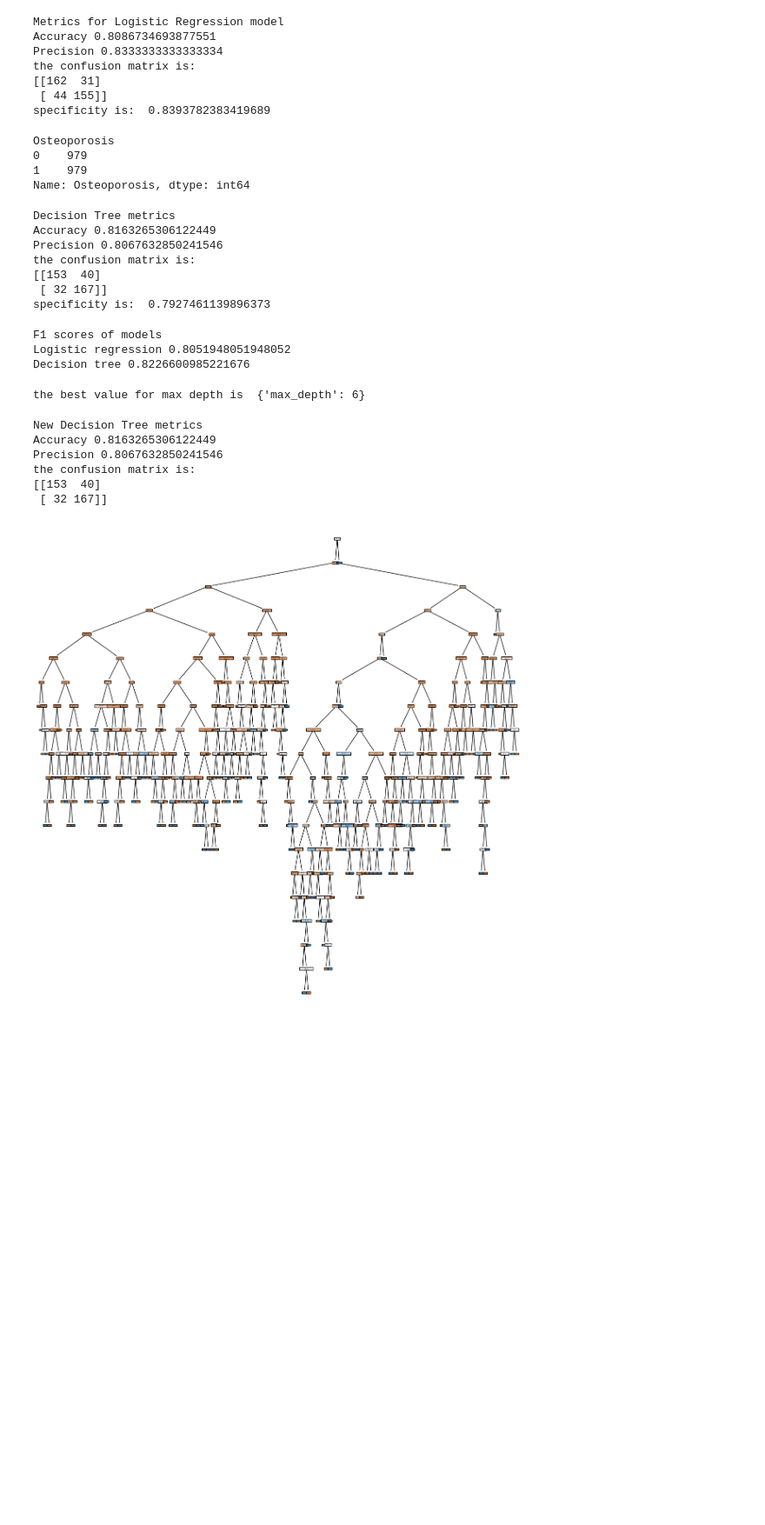
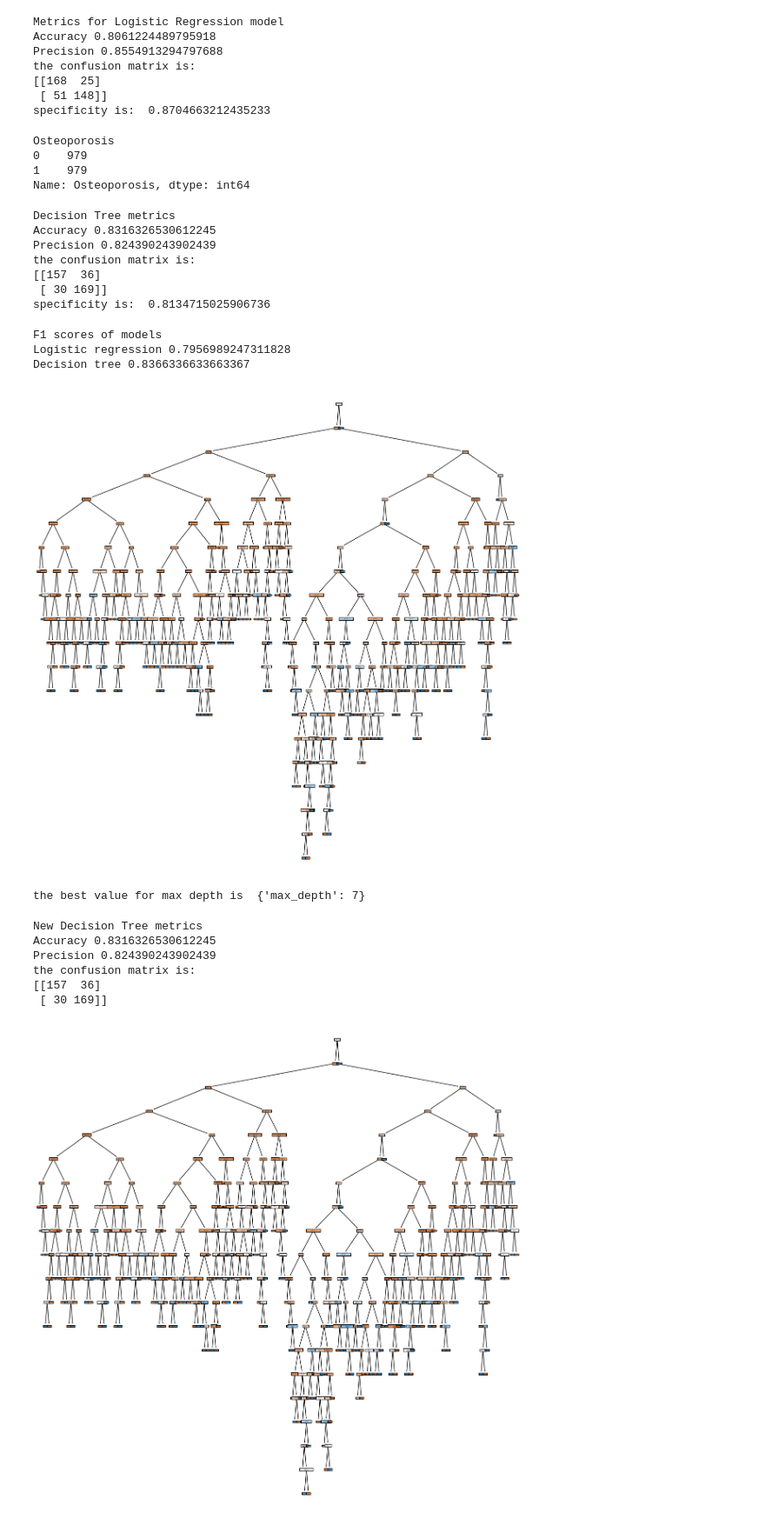
Before and after one commit to aver81/osteoporosis-predictions, a Jupyter notebook: osteoporosis_pred.ipynb, the cells around one changed output. Shown at 87% size. Drawn from its saved outputs; the diff is of its cells as text; code cells hidden in the pictures; blank space fills up the shorter version.

```diff
--- a/osteoporosis_pred.ipynb
+++ b/osteoporosis_pred.ipynb
@@ -67,3 +65,12 @@ df.head()
+# %%
+df.head()
+#performing NORMALISATION as the all caolumns are not categorical columns with values 0-1, and given the age column has values
+# much higher than that, it needs to be normalised for the model to not give more weightage to the age column
+from sklearn.preprocessing import MinMaxScaler
+scaler=MinMaxScaler()
+new_col=df['Age'].values.reshape(-1,1)
+normalised_col=scaler.fit_transform(new_col)
+df['Age']=normalised_col
 # %%
 x=df.iloc[:,:-1]
 y=df.iloc[:,-1]
@@ -104,12 +110,12 @@ print(str(confusion_matrix(ytest,ypred1)))
 print("specificity is: ",specificity)
 # %% [output]
 Metrics for Logistic Regression model
-Accuracy 0.8086734693877551
-Precision 0.8333333333333334
+Accuracy 0.8061224489795918
+Precision 0.8554913294797688
 the confusion matrix is:
-[[162  31]
- [ 44 155]]
-specificity is:  0.8393782383419689
+[[168  25]
+ [ 51 148]]
+specificity is:  0.8704663212435233
 # %%
 df.groupby('Osteoporosis')['Osteoporosis'].count()
 # %% [output]
@@ -133,12 +139,12 @@ print(str(confusion_matrix(ytest,ypred2)))
 print("specificity is: ",specificity)
 # %% [output]
 Decision Tree metrics
-Accuracy 0.8163265306122449
-Precision 0.8067632850241546
+Accuracy 0.8316326530612245
+Precision 0.824390243902439
 the confusion matrix is:
-[[153  40]
- [ 32 167]]
-specificity is:  0.7927461139896373
+[[157  36]
+ [ 30 169]]
+specificity is:  0.8134715025906736
 # %%
 #comparing F1 scores of logictic and decision tree
 print("F1 scores of models")
@@ -147,13 +153,16 @@ print("Decision tree",f1_score(ytest,ypred2))
 #Decision Tree seems to be performing marginally better than Logistic Regression
 # %% [output]
 F1 scores of models
-Logistic regression 0.8051948051948052
-Decision tree 0.8226600985221676
+Logistic regression 0.7956989247311828
+Decision tree 0.8366336633663367
 # %%
 #visualising the tree
 from sklearn import tree
 plt.figure(figsize=(15,15))
-tree.plot_tree(decision,filled=True)
+tree.plot_tree(decision,filled=True,feature_names=xtrain.columns)
+plt.show()
+# %% [output]
+[figure, added]
 # %%
 #using Grid Search CV to figure out the optimal depth of the decision tree
 from sklearn.model_selection import GridSearchCV
@@ -163,9 +172,9 @@ search=GridSearchCV(decision,param_grid,cv=10)
 search.fit(xtrain,ytrain)
 print('the best value for max depth is ',search.best_params_)
 # %% [output]
-the best value for max depth is  {'max_depth': 6}
+the best value for max depth is  {'max_depth': 7}
 # %%
-decision1=DecisionTreeClassifier(max_depth=6)
+decision1=DecisionTreeClassifier(max_depth=7)
 decision1.fit(xtrain,ytrain)
 ypred11=decision.predict(xtest)
 print("New Decision Tree metrics")
@@ -175,11 +184,11 @@ print("the confusion matrix is: ")
 print(str(confusion_matrix(ytest,ypred11)))
 # %% [output]
 New Decision Tree metrics
-Accuracy 0.8163265306122449
-Precision 0.8067632850241546
+Accuracy 0.8316326530612245
+Precision 0.824390243902439
 the confusion matrix is:
-[[153  40]
- [ 32 167]]
+[[157  36]
+ [ 30 169]]
 # %%
 plt.figure(figsize=(15,15))
 tree.plot_tree(decision,filled=True,feature_names=xtrain.columns)
```
Also changed, not shown: parts of 4 cells of this notebook.
